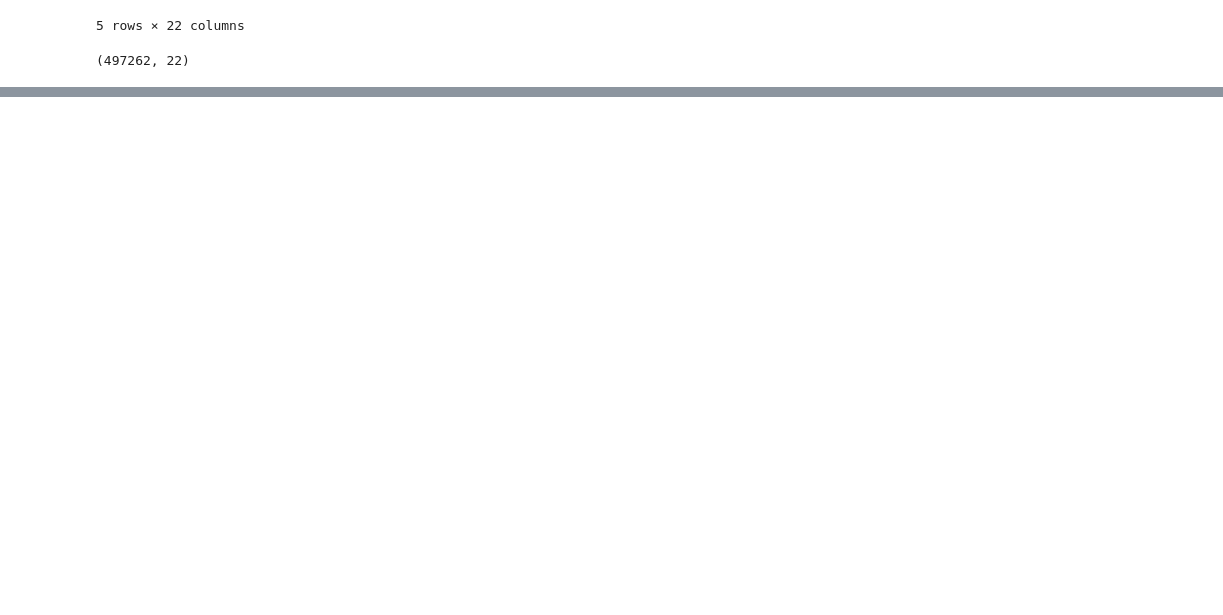
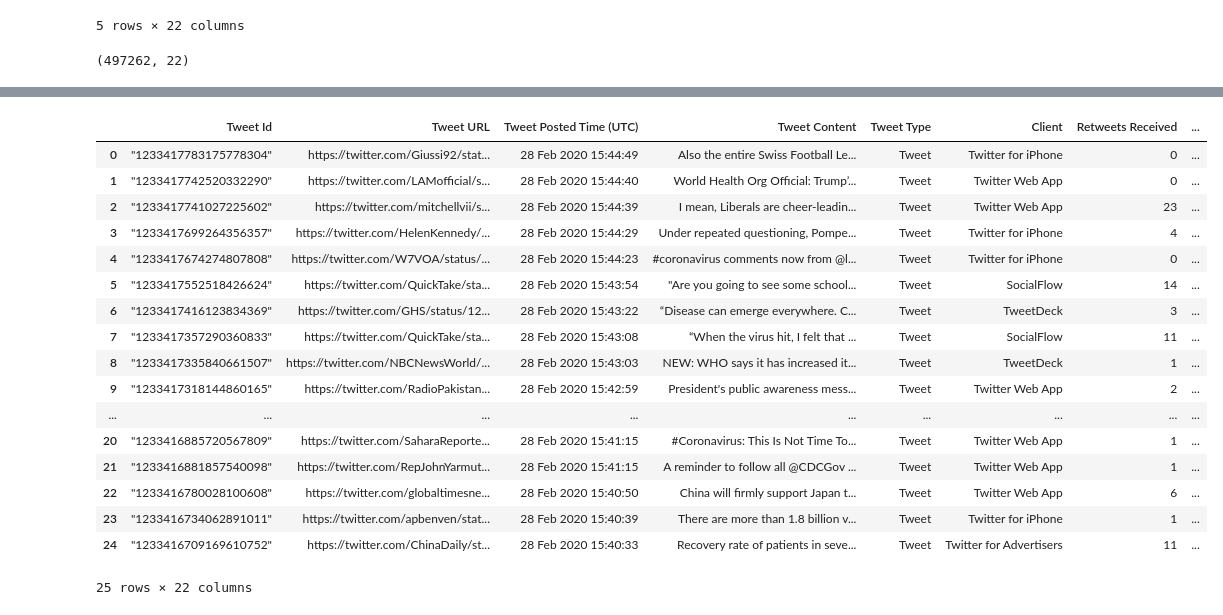
Before and after one commit to cravenre/Twitter_sentiment_in_pandemic, a Jupyter notebook: initial_exploration_cleaning.ipynb, the cells around one changed output, grey strips where cells are left out. Drawn from its saved outputs; the diff is of its cells as text; code cells hidden in the pictures; blank space fills up the shorter version.

```diff
--- a/initial_exploration_cleaning.ipynb
+++ b/initial_exploration_cleaning.ipynb
@@ -87,3 +94,5 @@ kaggle_tweets.tail()
 kaggle_tweets.shape
 # %% [output]
 (497262, 22)
+# %%
+test3 = tweets2.iloc[0:25,]
@@ -100,0 +130,21 @@ add_named_ents(tweets2)
+# %%
+test3
+# %% [output]
+|  | Tweet Id | Tweet URL | Tweet Posted Time (UTC) | Tweet Content | Tweet Type | Client | Retweets Received | ... |
+| 0 | "1233417783175778304" | https://twitter.com/Giussi92/stat... | 28 Feb 2020 15:44:49 | Also the entire Swiss Football Le... | Tweet | Twitter for iPhone | 0 | ... |
+| 1 | "1233417742520332290" | https://twitter.com/LAMofficial/s... | 28 Feb 2020 15:44:40 | World Health Org Official: Trump’... | Tweet | Twitter Web App | 0 | ... |
+| 2 | "1233417741027225602" | https://twitter.com/mitchellvii/s... | 28 Feb 2020 15:44:39 | I mean, Liberals are cheer-leadin... | Tweet | Twitter Web App | 23 | ... |
+| 3 | "1233417699264356357" | https://twitter.com/HelenKennedy/... | 28 Feb 2020 15:44:29 | Under repeated questioning, Pompe... | Tweet | Twitter for iPhone | 4 | ... |
+| 4 | "1233417674274807808" | https://twitter.com/W7VOA/status/... | 28 Feb 2020 15:44:23 | #coronavirus comments now from @l... | Tweet | Twitter for iPhone | 0 | ... |
+| 5 | "1233417552518426624" | https://twitter.com/QuickTake/sta... | 28 Feb 2020 15:43:54 | "Are you going to see some school... | Tweet | SocialFlow | 14 | ... |
+| 6 | "1233417416123834369" | https://twitter.com/GHS/status/12... | 28 Feb 2020 15:43:22 | “Disease can emerge everywhere. C... | Tweet | TweetDeck | 3 | ... |
+| 7 | "1233417357290360833" | https://twitter.com/QuickTake/sta... | 28 Feb 2020 15:43:08 | “When the virus hit, I felt that ... | Tweet | SocialFlow | 11 | ... |
+| 8 | "1233417335840661507" | https://twitter.com/NBCNewsWorld/... | 28 Feb 2020 15:43:03 | NEW: WHO says it has increased it... | Tweet | TweetDeck | 1 | ... |
+| 9 | "1233417318144860165" | https://twitter.com/RadioPakistan... | 28 Feb 2020 15:42:59 | President's public awareness mess... | Tweet | Twitter Web App | 2 | ... |
+| ... | ... | ... | ... | ... | ... | ... | ... | ... |
+| 20 | "1233416885720567809" | https://twitter.com/SaharaReporte... | 28 Feb 2020 15:41:15 | #Coronavirus: This Is Not Time To... | Tweet | Twitter Web App | 1 | ... |
+| 21 | "1233416881857540098" | https://twitter.com/RepJohnYarmut... | 28 Feb 2020 15:41:15 | A reminder to follow all @CDCGov ... | Tweet | Twitter Web App | 1 | ... |
+| 22 | "1233416780028100608" | https://twitter.com/globaltimesne... | 28 Feb 2020 15:40:50 | China will firmly support Japan t... | Tweet | Twitter Web App | 6 | ... |
+| 23 | "1233416734062891011" | https://twitter.com/apbenven/stat... | 28 Feb 2020 15:40:39 | There are more than 1.8 billion v... | Tweet | Twitter for iPhone | 1 | ... |
+| 24 | "1233416709169610752" | https://twitter.com/ChinaDaily/st... | 28 Feb 2020 15:40:33 | Recovery rate of patients in seve... | Tweet | Twitter for Advertisers | 11 | ... |
+25 rows × 22 columns
```
Also changed, not shown: parts of 15 cells of this notebook.
